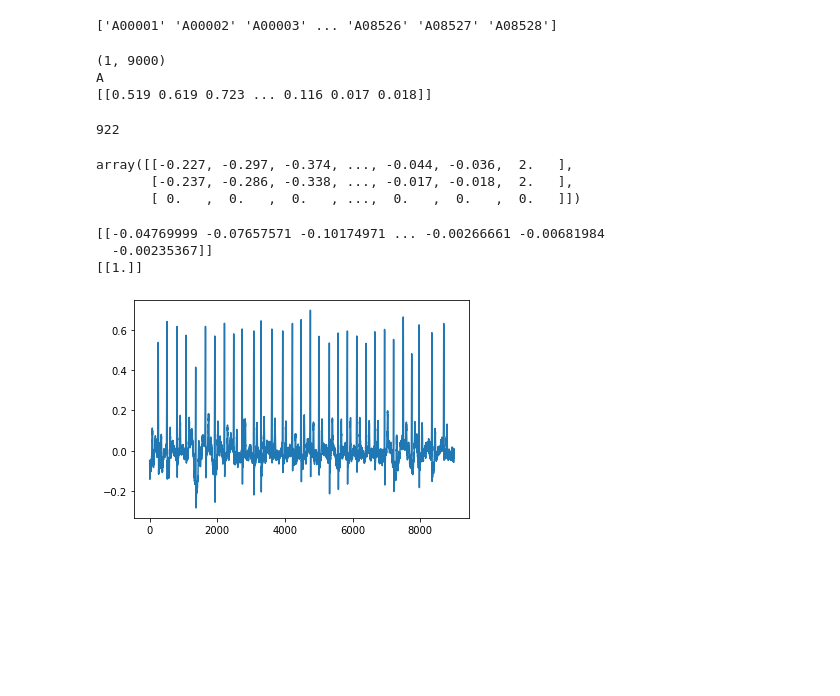
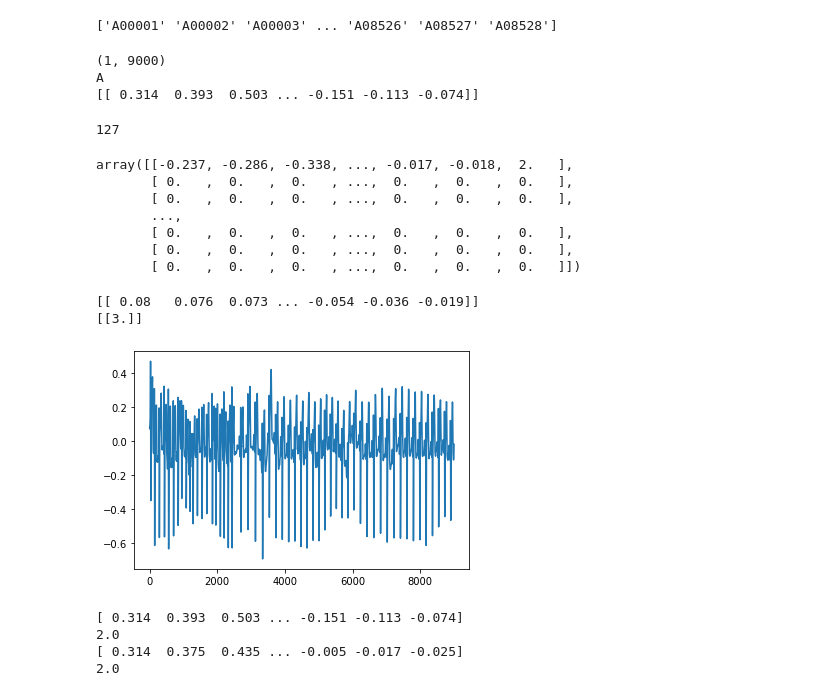
Before and after one commit to alirezash97/Cardio, a Jupyter notebook: Cardio.ipynb, the cells around one changed output. Drawn from its saved outputs; the diff is of its cells as text; code cells hidden in the pictures; blank space fills up the shorter version.

```diff
--- a/Cardio.ipynb
+++ b/Cardio.ipynb
@@ -56,13 +56,13 @@ batch_with_data = batch.load(fmt='wfdb', components=['signal', 'meta'])
 # %%
 batch_with_data = batch_with_data.load(src='/content/training2017/REFERENCE.csv', fmt='csv', components='target')
 # %%
-print(batch_with_data['A00004'].signal.shape)
-print(batch_with_data['A00004'].target)
-print(batch_with_data['A00004'].signal)
+print(batch_with_data['A00107'].signal.shape)
+print(batch_with_data['A00107'].target)
+print(batch_with_data['A00107'].signal)
 # %% [output]
 (1, 9000)
 A
-[[0.519 0.619 0.723 ... 0.116 0.017 0.018]]
+[[ 0.314  0.393  0.503 ... -0.151 -0.113 -0.074]]
 # %%
 import random
 
@@ -102,20 +102,20 @@ for ecg in batch_with_data:
         dataset[pointer:pointer+1, 9000:9001] = 1
       elif ecg.target == 'N':
         dataset[pointer:pointer+1, 9000:9001] = 2
-      else:
+      elif ecg.target == 'O':
         dataset[pointer:pointer+1, 9000:9001] = 3
 
       pointer += 1
 
-      ##### data augmentation ######
-      chance = 0.15
+      #### data augmentation ######
+      chance = 0.02
       rand_num = random.uniform(0, 1)
 
       if chance > rand_num :
 
         noise = np.random.normal(scale=0.01, size=9000)
-        ecg.signal[:1, :9000] += noise
-        dataset[pointer:pointer+1, :9000] = ecg.signal[:1, :9000]
+        new_signal = ecg.signal[:1, :9000] + noise
+        dataset[pointer:pointer+1, :9000] = new_signal
 
 
 
@@ -137,34 +137,37 @@ for ecg in batch_with_data:
 
 print(Augmented)
 # %% [output]
-922
+127
-# %%
-dataset[8515:8518, :]
-# %% [output]
-array([[-0.227, -0.297, -0.374, ..., -0.044, -0.036,  2.   ],
-       [-0.237, -0.286, -0.338, ..., -0.017, -0.018,  2.   ],
-       [ 0.   ,  0.   ,  0.   , ...,  0.   ,  0.   ,  0.   ]])
+# %%
+dataset[7721:7728, :]
+# %% [output]
+array([[-0.237, -0.286, -0.338, ..., -0.017, -0.018,  2.   ],
+       [ 0.   ,  0.   ,  0.   , ...,  0.   ,  0.   ,  0.   ],
+       [ 0.   ,  0.   ,  0.   , ...,  0.   ,  0.   ,  0.   ],
+       ...,
+       [ 0.   ,  0.   ,  0.   , ...,  0.   ,  0.   ,  0.   ],
+       [ 0.   ,  0.   ,  0.   , ...,  0.   ,  0.   ,  0.   ],
+       [ 0.   ,  0.   ,  0.   , ...,  0.   ,  0.   ,  0.   ]])
 # %%
 
-trainset = np.zeros((8517, 9001))
-trainset = dataset[:8517, :]
+trainset = np.zeros((7721, 9001))
+trainset = dataset[:7721, :]
 
 # some of the signals are skipped because of different dimentions
 # %%
 import matplotlib.pyplot as plt
 
 # signal in trainset
-x = trainset[8000:8001, :-1]
-target = trainset[8000:8001, -1:]
+x = trainset[7000:7001, :-1]
+target = trainset[7000:7001, -1:]
 plt.plot(x[0])
 plt.show
 print(x)
 print(target)
 # %% [output]
-[[-0.04769999 -0.07657571 -0.10174971 ... -0.00266661 -0.00681984
-  -0.00235367]]
-[[1.]]
+[[ 0.08   0.076  0.073 ... -0.054 -0.036 -0.019]]
+[[3.]]
-[figure, old version]
+[figure, new version]
 # %%
 X = trainset[:, :-1]
 X = np.take(X,np.random.permutation(X.shape[0]),axis=0,out=X);
@@ -176,3 +179,18 @@ X_train, X_test, y_train, y_test = train_test_split(X, Y, test_size=0.23, random
+# %%
+########  teeeeest ##########
+for index,row in enumerate(X_train):
+
+  if row[0] == 0.314:
+    print(row)
+    print(y_train[index])
+
+
+#############################
+# %% [output]
+[ 0.314  0.393  0.503 ... -0.151 -0.113 -0.074]
+2.0
+[ 0.314  0.375  0.435 ... -0.005 -0.017 -0.025]
+2.0
 # %%
 print("X_train", X_train.shape)
 print("y_train", y_train.shape)
```
Also changed, not shown: parts of 12 cells of this notebook.
